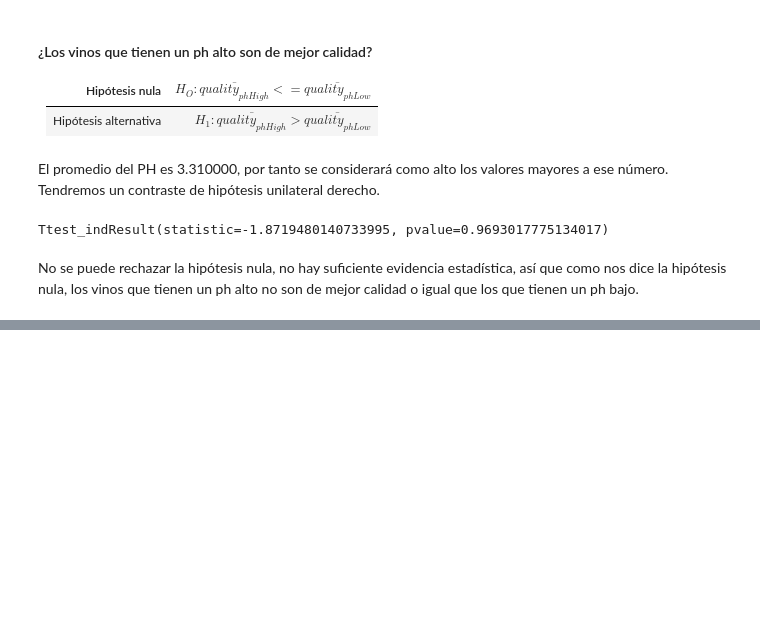
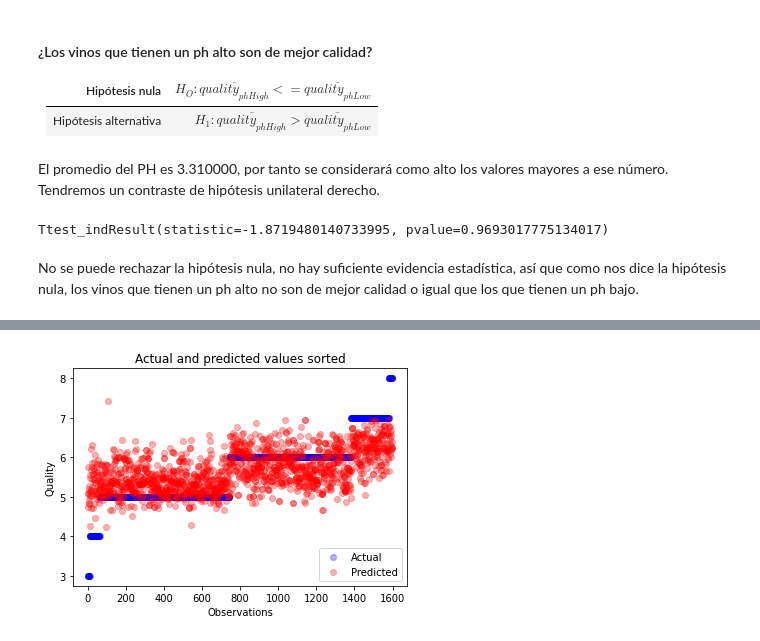
Before and after one commit to juusechec/uoc-tcvd-pr2, a Jupyter notebook: M2.851_20211_Practica2.ipynb, the cells around one changed output, grey strips where cells are left out. Drawn from its saved outputs; the diff is of its cells as text; code cells hidden in the pictures; blank space fills up the shorter version.

```diff
--- a/M2.851_20211_Practica2.ipynb
+++ b/M2.851_20211_Practica2.ipynb
@@ -852,0 +882,16 @@ No se puede rechazar la hipótesis nula, no hay suficiente evidencia estadístic
+# %%
+y_real_sorted_index = np.argsort(y_real)
+y_real_sorted=y_real[y_real_sorted_index]
+y_predicted_sorted=y_predicted[y_real_sorted_index]
+_, ax = plt.subplots()
+
+ax.scatter(x = range(0, y_real_sorted.size), y=y_real_sorted, c = 'blue', label = 'Actual', alpha = 0.3)
+ax.scatter(x = range(0, y_predicted_sorted.size), y=y_predicted_sorted, c = 'red', label = 'Predicted', alpha = 0.3)
+
+plt.title('Actual and predicted values sorted')
+plt.xlabel('Observations')
+plt.ylabel('Quality')
+plt.legend()
+plt.show()
+# %% [output]
+[figure, added]
```
Also changed, not shown: parts of 7 cells of this notebook, 1 other file.
